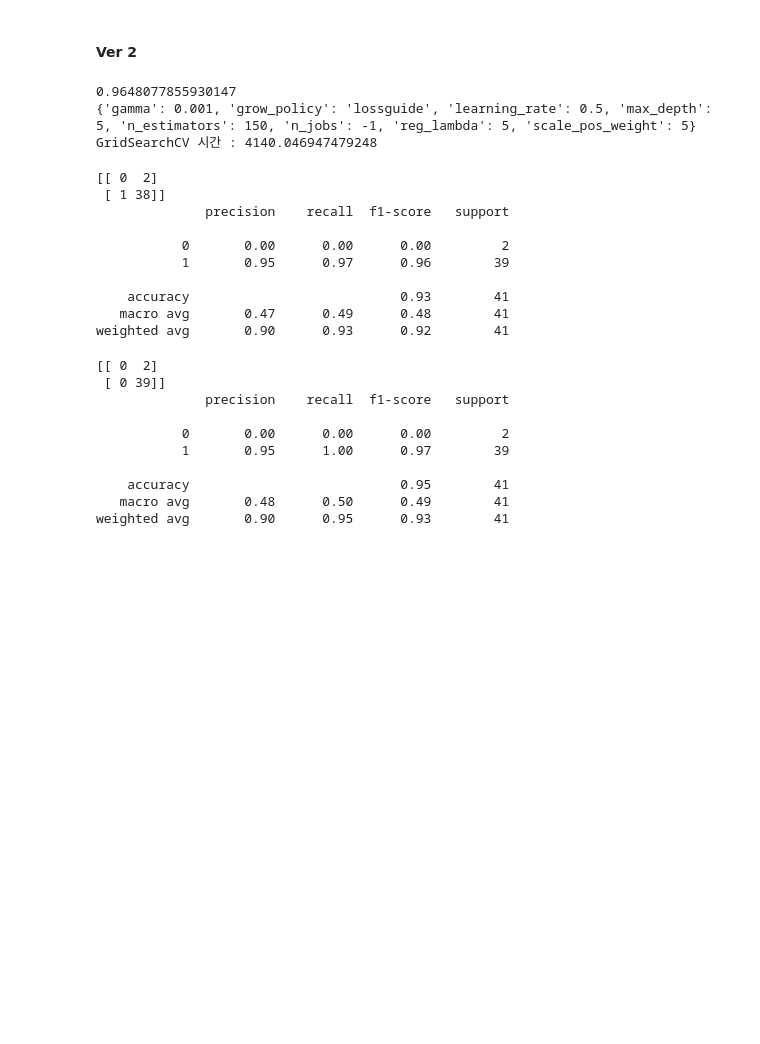
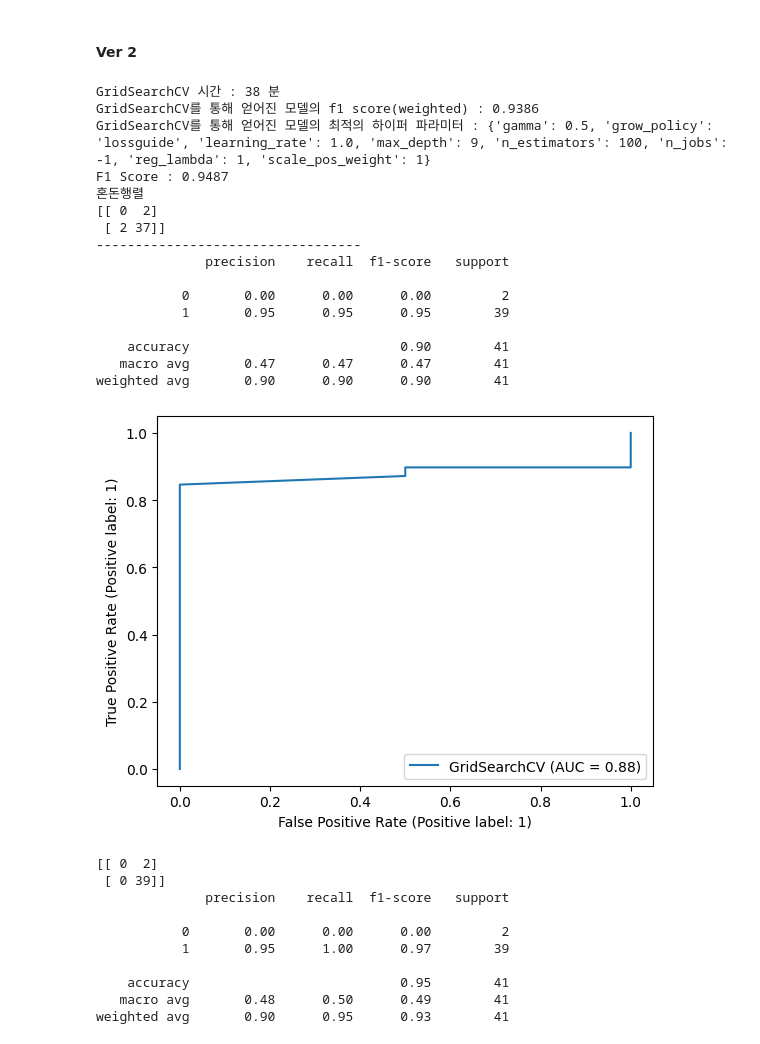
Before and after one commit to nyeokinyeoki/kamp, a Jupyter notebook: Data_analyse_heat_treatment_제조에 미련이 남아.ipynb, the cells around one changed output. Saved outputs shown, nothing was run; the diff lists cells and outputs as text; code cells hidden in the pictures; blank space fills up the shorter version.

Commit message:
준지도 학습 하이퍼 파라미터 탐색

```diff
--- a/Data_analyse_heat_treatment_제조에 미련이 남아.ipynb
+++ b/Data_analyse_heat_treatment_제조에 미련이 남아.ipynb
@@ -1211,41 +1230,29 @@ def make_grid(X, y, random_state=None, split=3) :
 # %% [markdown]
 #### Ver 2
 # %%
-start_time = time.time()
+gridcv, best_score_grid_xgb, best_params_grid_xgb = make_grid(X=X_train_over2, y=y_train_over2, random_state=randomSt, split=3)
 
-gridcv = make_grid(X=X_train_over2, y=y_train_over2, random_state=randomSt, split=5)
+y_pred_grid, cr7 = predict_mk_md(model=gridcv, X_test=X_val_sc2, y_test=y_val2)
 
-end_time = time.time()
-
-y_pred_grid = gridcv.predict(X_val_sc2)
-
-print(gridcv.best_score_)
-
-best_param = gridcv.best_params_
-
-print(best_param)
-
-print("GridSearchCV 시간 :", (end_time - start_time))
-
-winsound.Beep(frequency=100, duration=10)
+# winsound.Beep(frequency=100, duration=10)
 # %% [output]
-0.9648077855930147
-{'gamma': 0.001, 'grow_policy': 'lossguide', 'learning_rate': 0.5, 'max_depth': 5, 'n_estimators': 150, 'n_jobs': -1, 'reg_lambda': 5, 'scale_pos_weight': 5}
-GridSearchCV 시간 : 4140.046947479248
+GridSearchCV 시간 : 38 분
+GridSearchCV를 통해 얻어진 모델의 f1 score(weighted) : 0.9386
+GridSearchCV를 통해 얻어진 모델의 최적의 하이퍼 파라미터 : {'gamma': 0.5, 'grow_policy': 'lossguide', 'learning_rate': 1.0, 'max_depth': 9, 'n_estimators': 100, 'n_jobs': -1, 'reg_lambda': 1, 'scale_pos_weight': 1}
+F1 Score : 0.9487
+혼돈행렬
+[[ 0  2]
+ [ 2 37]]
+----------------------------------
+              precision    recall  f1-score   support
+
+           0       0.00      0.00      0.00         2
+           1       0.95      0.95      0.95        39
+
+    accuracy                           0.90        41
+   macro avg       0.47      0.47      0.47        41
+weighted avg       0.90      0.90      0.90        41
+[figure, added]
-# %%
-print(confusion_matrix(y_val2, y_pred_grid))
-print(classification_report(y_val2, y_pred_grid))
-# %% [output]
-[[ 0  2]
- [ 1 38]]
-              precision    recall  f1-score   support
-
-           0       0.00      0.00      0.00         2
-           1       0.95      0.97      0.96        39
-
-    accuracy                           0.93        41
-   macro avg       0.47      0.49      0.48        41
-weighted avg       0.90      0.93      0.92        41
 # %%
 xgb_best = XGBClassifier(gamma=0.001, grow_policy="lossguide", learning_rate=0.005,
                          max_depth=5, n_estimators=150, n_jobs=-1, reg_lambda=5, scale_pos_weight=5)
```
Also changed, not shown: parts of 12 cells of this notebook.
